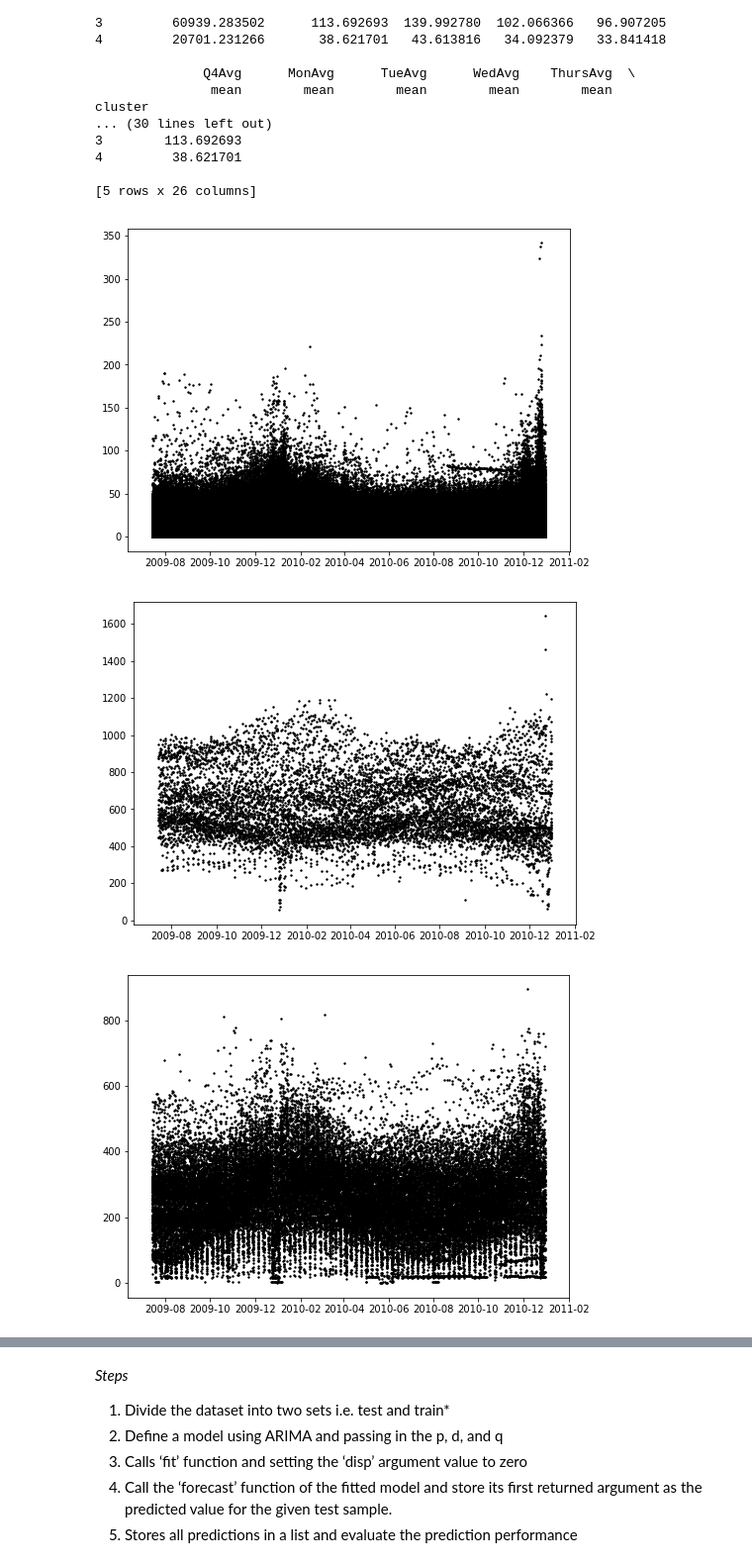
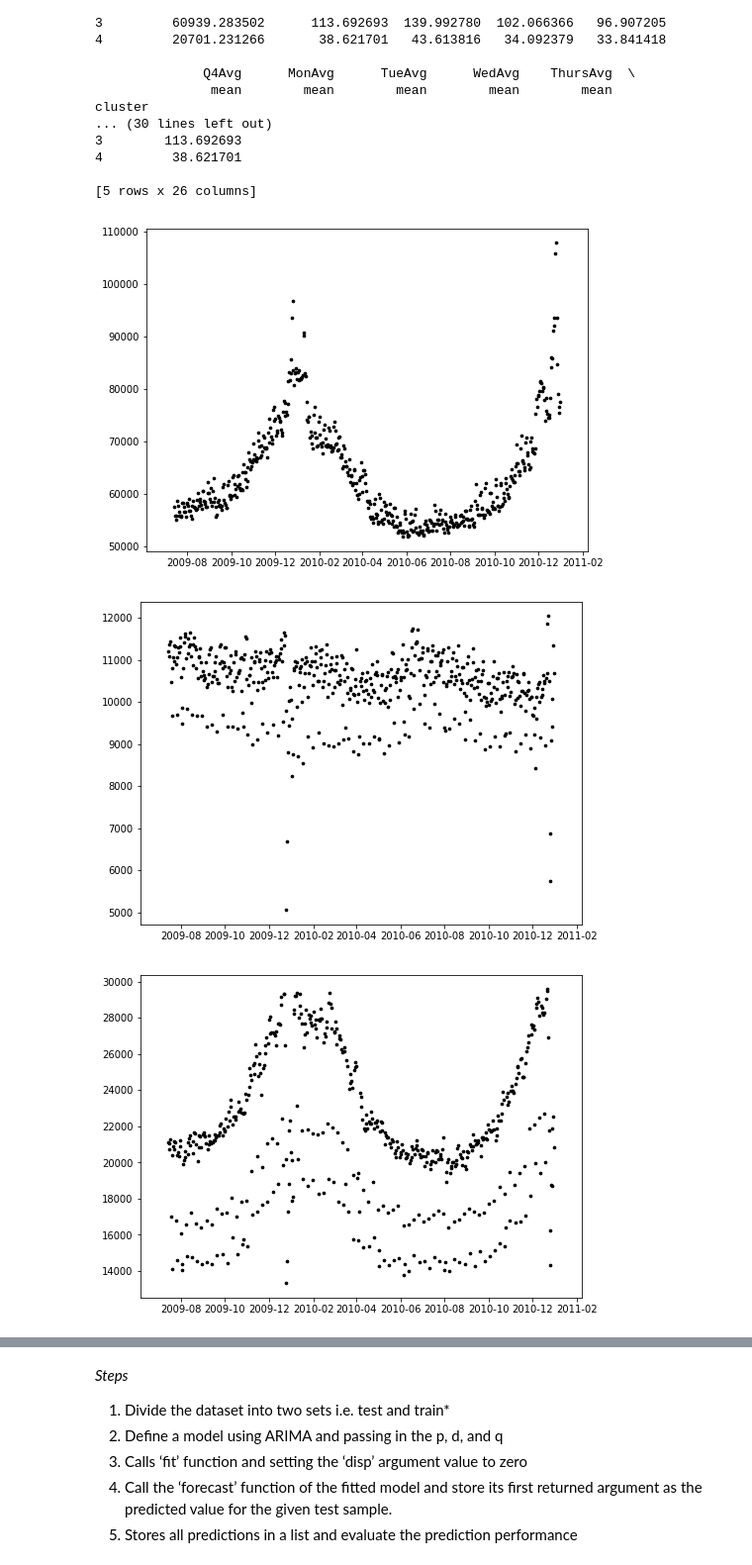
Before and after one commit to dhimanak/Nullpointers-Load_Clusters, a Jupyter notebook: Load_Clusters.ipynb, the cells around one changed output, grey strips where cells are left out. Shown at 99% size. Drawn from its saved outputs; the diff is of its cells as text; code cells hidden in the pictures.

```diff
--- a/Load_Clusters.ipynb
+++ b/Load_Clusters.ipynb
@@ -577,23 +579,30 @@ cluster
 4         38.621701
 
 [5 rows x 26 columns]
+# %%
+#making seperate dataframe for each cluster with Total daily KW usage for a cluster and date only
+dfCluster1 = dfUserGroupClus1.groupby(['ds'])['y'].sum().reset_index()
+dfCluster2 = dfUserGroupClus2.groupby(['ds'])['y'].sum().reset_index()
+dfCluster3 = dfUserGroupClus3.groupby(['ds'])['y'].sum().reset_index()
+dfCluster4 = dfUserGroupClus4.groupby(['ds'])['y'].sum().reset_index()
+dfCluster5 = dfUserGroupClus5.groupby(['ds'])['y'].sum().reset_index()
 # %%
 def plot_data(data_cluster):
-    timeseries=data_cluster.copy()
-    timeseries.columns=['date','Total Daily KW']
-    timeseries = timeseries.set_index('date')
+    plotDf=data_cluster.copy()
+    plotDf.columns=['date','Total Daily KW']
+    plotDf = plotDf.set_index('date')
     fig, ax = plt.subplots(figsize=(8, 6))
-    plt.scatter(timeseries.index,timeseries['Total Daily KW'],c='black',s=2)
+    plt.scatter(plotDf.index,plotDf['Total Daily KW'],c='black',s=7)
 # %%
-plot_data(dfUserGroupClus1)
+plot_data(dfCluster1)
 # %% [output]
-[figure, old version]
+[figure, new version]
 # %%
-plot_data(dfUserGroupClus2)
+plot_data(dfCluster2)
 # %% [output]
-[figure, old version]
+[figure, new version]
 # %%
-plot_data(dfUserGroupClus3)
+plot_data(dfCluster3)
 # %% [output]
-[figure, old version]
+[figure, new version]
 # %%
```
Also changed, not shown: parts of 36 cells of this notebook.
